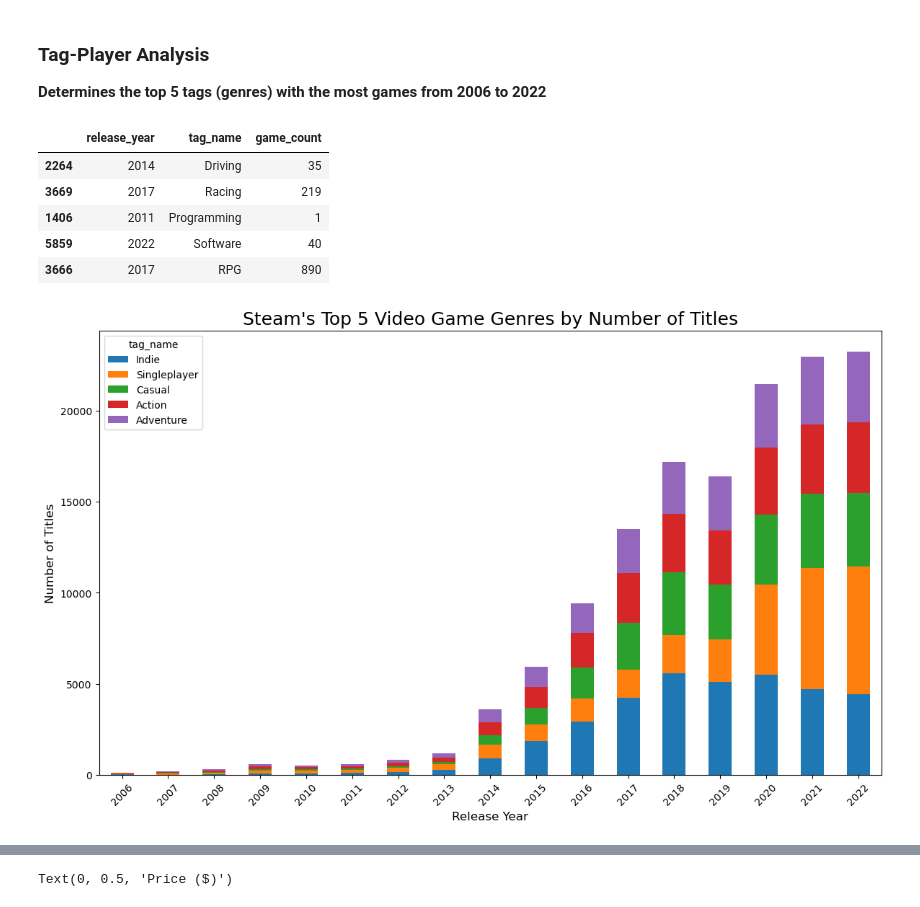
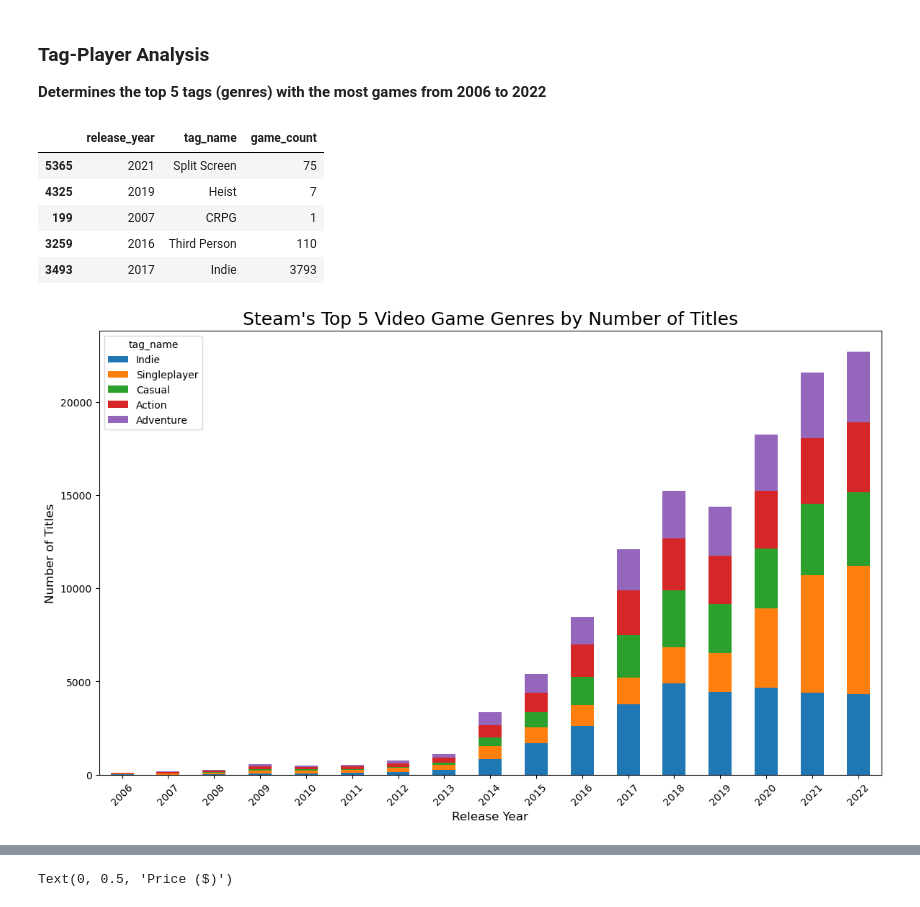
Before and after one commit to xuqc01/Predicting_the_Success_of_Steam_Games, a Jupyter notebook: analysis.ipynb, the cells around one changed output, grey strips where cells are left out. Drawn from its saved outputs; the diff is of its cells as text; code cells hidden in the pictures.

```diff
--- a/analysis.ipynb
+++ b/analysis.ipynb
@@ -105,27 +107,29 @@ plt.subplots_adjust(hspace=0.35)
 # %%
 # Created a table with columns release_year, tag_name,
 # and the number of games associated with that tag
 with sqlite3.connect('video_game_data_db.sqlite') as conn:
 
     query = """
             SELECT substr(game.release_date, 1, 4) AS release_year, tag.name AS tag_name, COUNT(*) AS game_count
             FROM game_tag
             JOIN tag ON game_tag.tag_id = tag.id
             JOIN game ON game_tag.game_id = game.id
-            WHERE CAST(substr(game.release_date, 1, 4) AS INT) BETWEEN 2006 AND 2022
+            WHERE
+                CAST(substr(game.release_date, 1, 4) AS INT) BETWEEN 2006 AND 2022
+                AND game.price != -1
             GROUP BY substr(game.release_date, 1, 4), tag.name
             """
 
     date_tag_gamecount = pd.read_sql(query, conn)
 
 date_tag_gamecount.sample(5, random_state=42)
 # %% [output]
 |  | release_year | tag_name | game_count |
-| 2264 | 2014 | Driving | 35 |
-| 3669 | 2017 | Racing | 219 |
-| 1406 | 2011 | Programming | 1 |
-| 5859 | 2022 | Software | 40 |
-| 3666 | 2017 | RPG | 890 |
+| 5365 | 2021 | Split Screen | 75 |
+| 4325 | 2019 | Heist | 7 |
+| 199 | 2007 | CRPG | 1 |
+| 3259 | 2016 | Third Person | 110 |
+| 3493 | 2017 | Indie | 3793 |
 # %%
 from sklearn.linear_model import LinearRegression
 
@@ -167,7 +171,7 @@ ax.set_xlabel("Release Year", size=12)
 ax.set_xticklabels(labels=date_tag_gamecount_pivot.index, rotation=45)
 ax.set_ylabel("Number of Titles", size=12);
 # %% [output]
-[figure, old version]
+[figure, new version]
 # %%
 # Created a table with the columns tag_name and its weighted average of players (wavg_players)
 with sqlite3.connect('video_game_data_db.sqlite') as conn:
```
Also changed, not shown: parts of 3 cells of this notebook, 1 other file.
